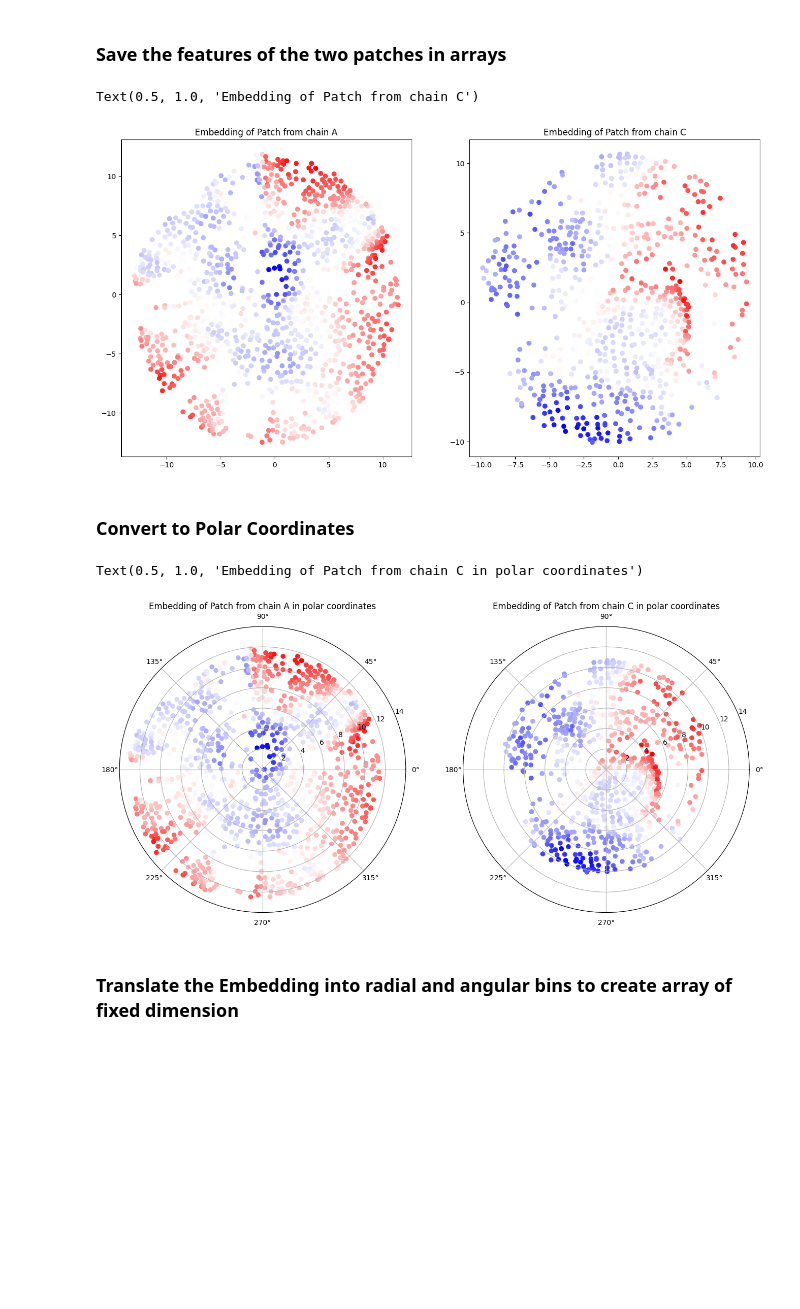
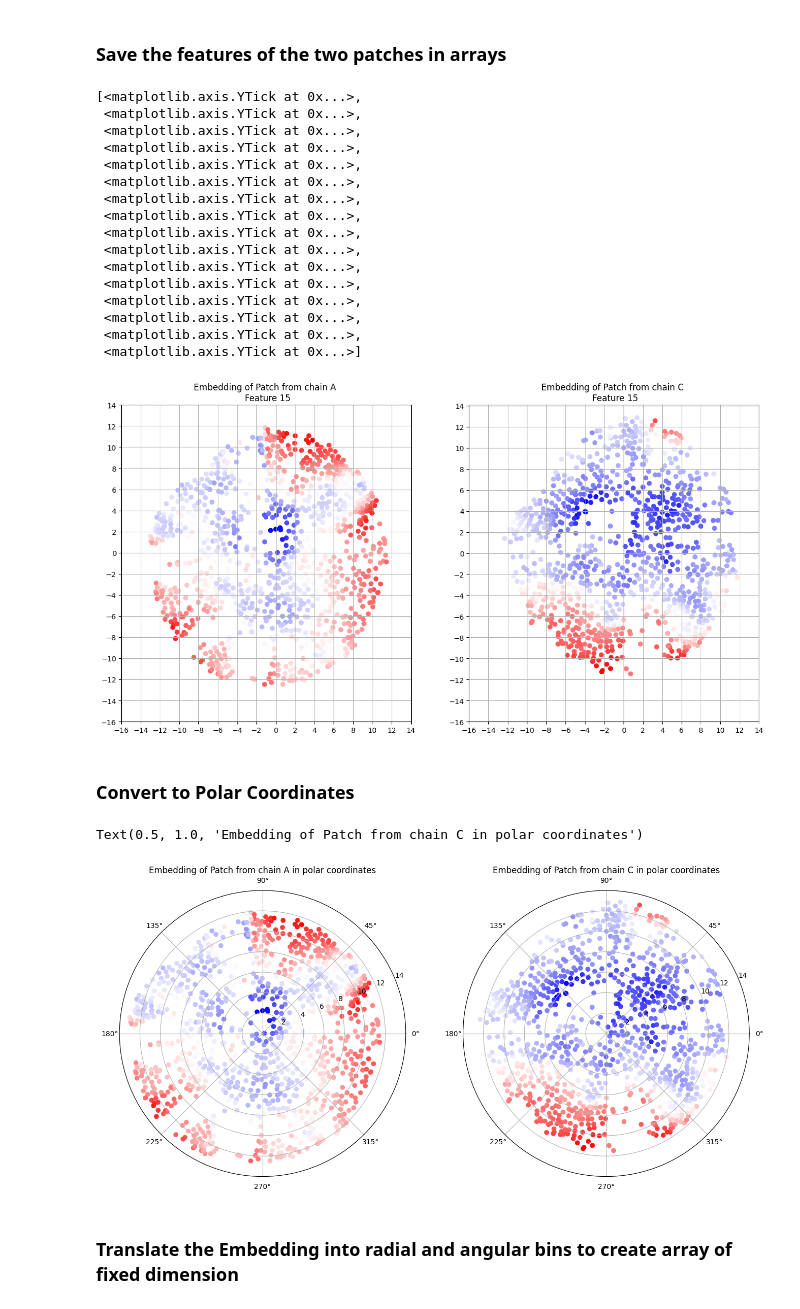
Before and after one commit to DavidGraber/protein_surface_modelling, a Jupyter notebook: main.ipynb, the cells around one changed output. Drawn from its saved outputs; the diff is of its cells as text; code cells hidden in the pictures; blank space fills up the shorter version.

```diff
--- a/main.ipynb
+++ b/main.ipynb
@@ -52,6 +52,6 @@ os.chdir('c:\\Users\\david\\MT_code\\extracted_patches')
 ### Select Center for Patch Extraction
 # %%
 center_A = 4419 #buried_A_center
-center_C =  446 #random.randint(0, len(coords_C))
+center_C =  3200 #random.randint(0, len(coords_C))
 print(center_A, center_C)
 # %% [output]
@@ -111,5 +108,6 @@ np.save('chain_C_patch_' + str(center_C) + '.npy', patch_C)
 # %%
+os.chdir('c:\\Users\\david\\MT_code\\extracted_patches\\normalization_-1_1_complete')
 patch_A = np.load('chain_A_patch_4419.npy', allow_pickle="TRUE").item()
-#patch_C = np.load('chain_C_patch_6820.npy', allow_pickle="TRUE").item()
+patch_C = np.load('chain_C_patch_' + str(center_C) + '.npy', allow_pickle="TRUE").item()
 # %%
 colors_A[patch_A["indeces"]]= green
@@ -190,18 +287,43 @@ features_patch_C = patch_C["features"]
 # %%
 feature = 15
 
-fig, ax = plt.subplots(2, 2, figsize=(16,8))
+fig, (ax1, ax2) = plt.subplots(1, 2, figsize=(16,8))
 
-plt.subplot(1,2,1)
-plt.scatter(embedding_A[:,0], embedding_A[:,1], c = features_patch_A[:,feature], cmap = "bwr")
-plt.title("Embedding of Patch from chain A")
+ax1 = plt.subplot(1,2,1)
+ax1.scatter(embedding_A[:,0], embedding_A[:,1], c = features_patch_A[:,feature], cmap = "bwr")
+ax1.set_title("Embedding of Patch from chain A \n Feature {feature}".format(feature=feature))
+ax1.grid(axis = "x")
+ax1.grid(axis = "y")
+ax1.xaxis.set_ticks(np.arange(-16, 16, 2))
+ax1.yaxis.set_ticks(np.arange(-16, 16, 2))
 
-plt.subplot(1,2,2)
-plt.scatter(embedding_C[:,0], embedding_C[:,1], c = features_patch_C[:,feature], cmap = "bwr")
-plt.title("Embedding of Patch from chain C")
+
+ax2 = plt.subplot(1,2,2)
+
+ax2.scatter(embedding_C[:,0], embedding_C[:,1], c = features_patch_C[:,feature], cmap = "bwr")
+ax2.set_title("Embedding of Patch from chain C \n Feature {feature}".format(feature=feature))
+ax2.grid(axis = "x")
+ax2.grid(axis = "y")
+ax2.xaxis.set_ticks(np.arange(-16, 16, 2))
+ax2.yaxis.set_ticks(np.arange(-16, 16, 2))
 # %% [output]
-Text(0.5, 1.0, 'Embedding of Patch from chain C')
+[<matplotlib.axis.YTick at 0x...>,
+ <matplotlib.axis.YTick at 0x...>,
+ <matplotlib.axis.YTick at 0x...>,
+ <matplotlib.axis.YTick at 0x...>,
+ <matplotlib.axis.YTick at 0x...>,
+ <matplotlib.axis.YTick at 0x...>,
+ <matplotlib.axis.YTick at 0x...>,
+ <matplotlib.axis.YTick at 0x...>,
+ <matplotlib.axis.YTick at 0x...>,
+ <matplotlib.axis.YTick at 0x...>,
+ <matplotlib.axis.YTick at 0x...>,
+ <matplotlib.axis.YTick at 0x...>,
+ <matplotlib.axis.YTick at 0x...>,
+ <matplotlib.axis.YTick at 0x...>,
+ <matplotlib.axis.YTick at 0x...>,
+ <matplotlib.axis.YTick at 0x...>]
-[figure, old version]
+[figure, new version]
 # %% [markdown]
 ### Convert to Polar Coordinates
 # %%
@@ -222,7 +344,7 @@ C.set_ylim([0, max_rho+2])
 plt.title("Embedding of Patch from chain C in polar coordinates")
 # %% [output]
 Text(0.5, 1.0, 'Embedding of Patch from chain C in polar coordinates')
-[figure, old version]
+[figure, new version]
 # %%
 # Center the alignment around the mean? Cut off points?
 # %% [markdown]
```
Also changed, not shown: parts of 33 cells of this notebook.
